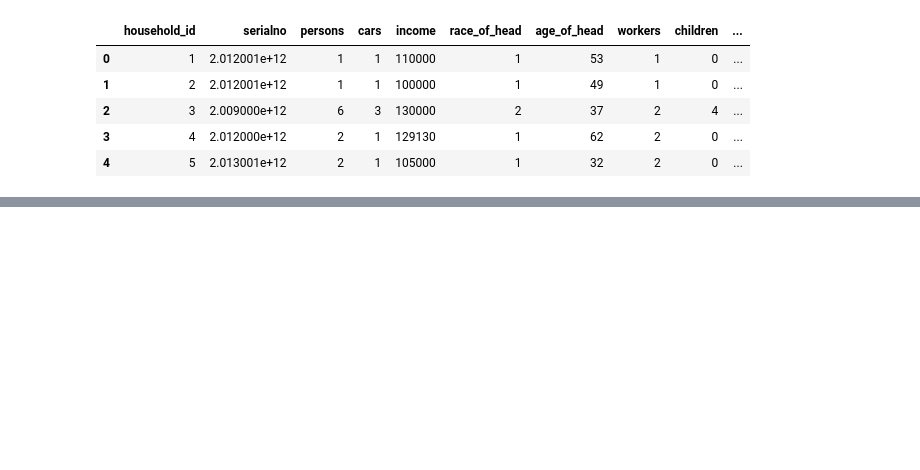
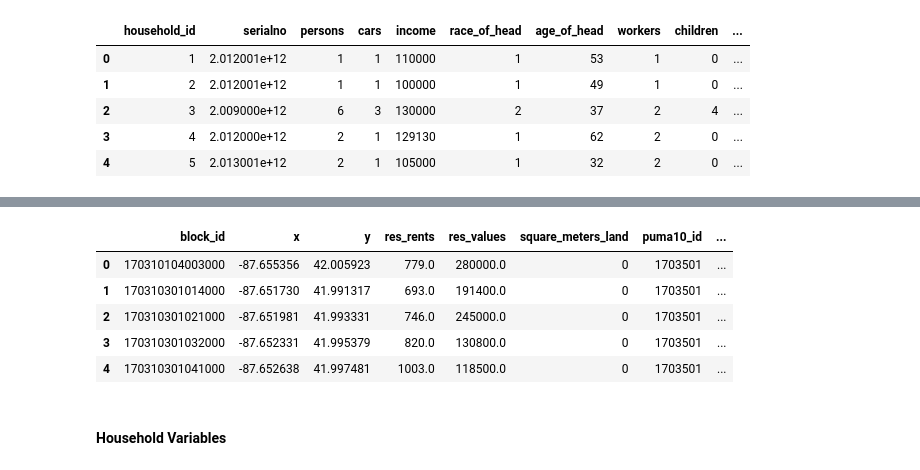
Before and after one commit to ual/ual_model_workspace, a Jupyter notebook: spring-2019-models/notebooks-amelia/urbansim to polaris data.ipynb, the cells around one changed output, grey strips where cells are left out. Cells and saved outputs as stored; diff of their text form; code cells hidden in the pictures; blank space fills up the shorter version.

```diff
--- a/spring-2019-models/notebooks-amelia/urbansim to polaris data.ipynb
+++ b/spring-2019-models/notebooks-amelia/urbansim to polaris data.ipynb
@@ -29,0 +63,13 @@ persons_reset.head()
+# %%
+blocks = store["blocks"]
+blocks_reset = blocks.reset_index()
+blocks_reset.head()
+# %% [output]
+|  | block_id | x | y | res_rents | res_values | square_meters_land | puma10_id | ... |
+| 0 | 170310104003000 | -87.655356 | 42.005923 | 779.0 | 280000.0 | 0 | 1703501 | ... |
+| 1 | 170310301014000 | -87.651730 | 41.991317 | 693.0 | 191400.0 | 0 | 1703501 | ... |
+| 2 | 170310301021000 | -87.651981 | 41.993331 | 746.0 | 245000.0 | 0 | 1703501 | ... |
+| 3 | 170310301032000 | -87.652331 | 41.995379 | 820.0 | 130800.0 | 0 | 1703501 | ... |
+| 4 | 170310301041000 | -87.652638 | 41.997481 | 1003.0 | 118500.0 | 0 | 1703501 | ... |
+# %% [markdown]
+#### Household Variables
```
Also changed, not shown: parts of 23 cells of this notebook.
